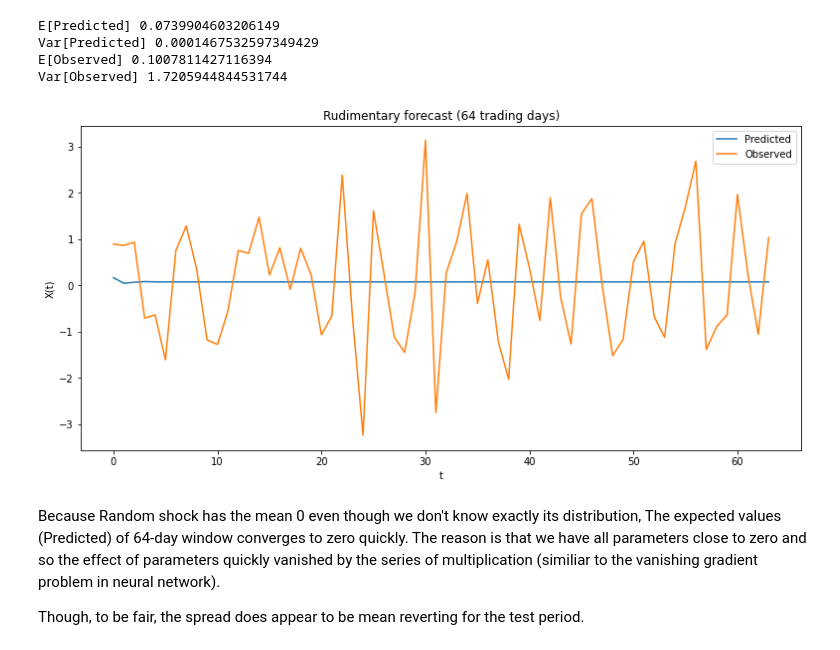
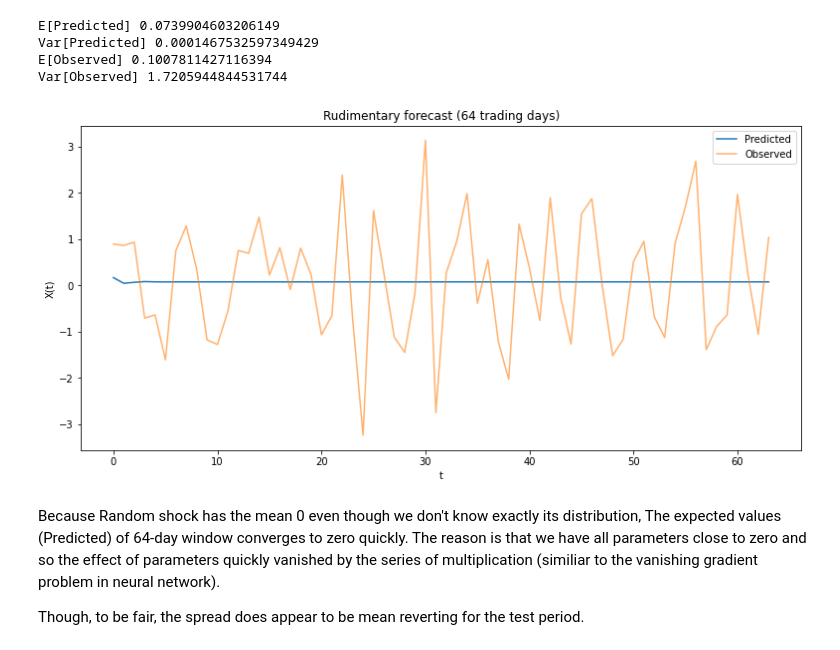
Before and after one commit to stevenkxu/TimeSeriesProject, a Jupyter notebook: 6351_Final_Project.ipynb, the cells around one changed output. Cells and saved outputs as stored; diff of their text form; code cells hidden in the pictures.

```diff
--- a/6351_Final_Project.ipynb
+++ b/6351_Final_Project.ipynb
@@ -543,3 +543,23 @@ Name: Close, dtype: float64
 The rudimentary forecast: We assume we have $X_{t-1}, X_{t-2}$, so we simply plug in for $X_t$.
 
 $X_t=0.096-0.154 X_{t-1}-0.159 X_{t-2} + \omega_t$
+# %%
+def condition_predict_ar(dataseries, observed, no_pred = 1):
+    observed = np.insert(observed, 0, dataseries[-1])
+    X_t1 = observed[0]
+    X_t2 = dataseries[-2]
+    output = []
+    for i in range(no_pred):
+        X_t = 0.096 - 0.154*X_t1 -0.159*X_t2
+        output.append(X_t)
+        X_t2, X_t1 = observed[i], observed[i+1]
+    return output
+
+def plot_prediction(title, predicted, observed):
+    plt.figure(figsize=(13, 6))
+    plt.plot(predicted)
+    plt.plot(observed, alpha=0.6)
+    plt.xlabel("t")
+    plt.ylabel("X(t)")
+    plt.title(title)
+    plt.legend(['Predicted', 'Observed'])
@@ -564,19 +589,10 @@ E[Predicted] 0.0739904603206149
 Var[Predicted] 0.0001467532597349429
 E[Observed] 0.1007811427116394
 Var[Observed] 1.7205944844531744
-# %%
-def plot_prediction(predicted, observed):
-    plt.figure(figsize=(13, 6))
-    plt.plot(predicted)
-    plt.plot(observed)
-    plt.xlabel("t")
-    plt.ylabel("X(t)")
-    plt.title("Rudimentary forecast (64 trading days)")
-    plt.legend(['Predicted', 'Observed'])
 # %%
-plot_prediction(test, x_test.values)
+plot_prediction("Rudimentary forecast (64 trading days)", test, x_test.values)
 # %% [output]
-[figure, old version]
+[figure, new version]
 # %% [markdown]
 Because Random shock has the mean 0 even though we don't know exactly its distribution, The expected values (Predicted) of 64-day window converges to zero quickly. The reason is that we have all parameters close to zero and so the effect of parameters quickly vanished by the series of multiplication (similiar to the vanishing gradient problem in neural network).
 
```
Also changed, not shown: parts of 11 cells of this notebook.
